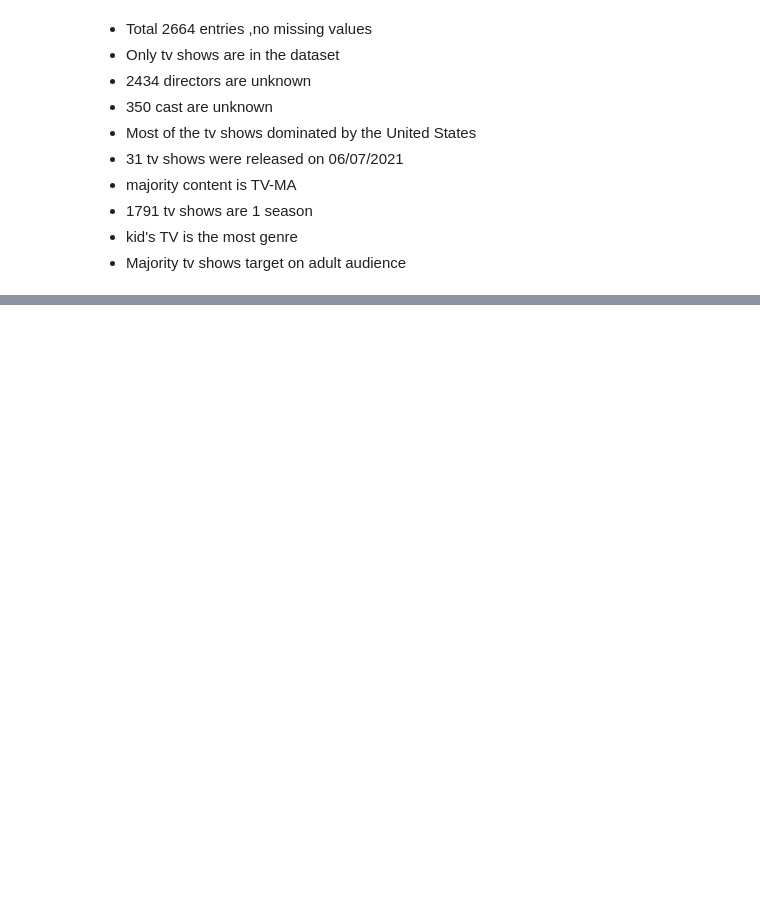
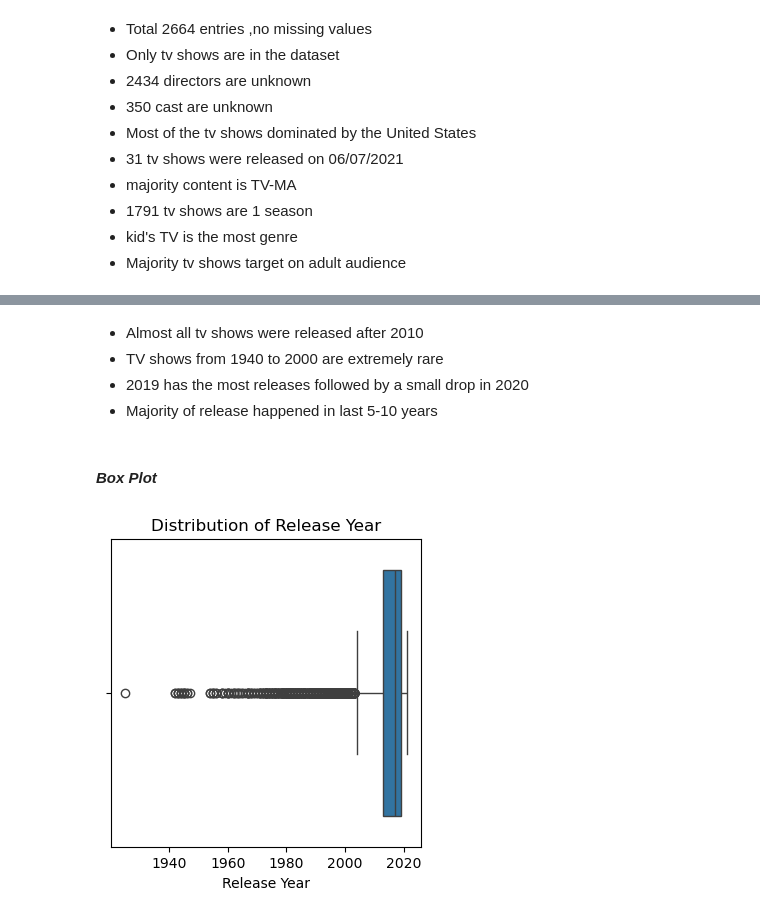
Before and after one commit to arshacheriyangatt-pixel/Netflix-Data-Analysis, a Jupyter notebook: projectnetflix.ipynb, the cells around one changed output, grey strips where cells are left out. Saved outputs shown, nothing was run; the diff lists cells and outputs as text; code cells hidden in the pictures; blank space fills up the shorter version.

```diff
--- a/projectnetflix.ipynb
+++ b/projectnetflix.ipynb
@@ -983,0 +1262,15 @@ sns. histplot(data=df_new,x="release_year")
+# %% [markdown]
+- Almost all tv shows were released after 2010
+- TV shows from 1940 to 2000 are extremely rare
+- 2019 has the most releases followed by a small drop in 2020
+- Majority of release happened in last 5-10 years
+# %% [markdown]
+#### *Box Plot*
+# %%
+plt.figure(figsize=(4,4))
+sns.boxplot(data=df_new,x="release_year")
+plt.title("Distribution of Release Year")
+plt.xlabel("Release Year")
+plt.show()
+# %% [output]
+[figure, added]
```
Also changed, not shown: parts of 135 cells of this notebook.
